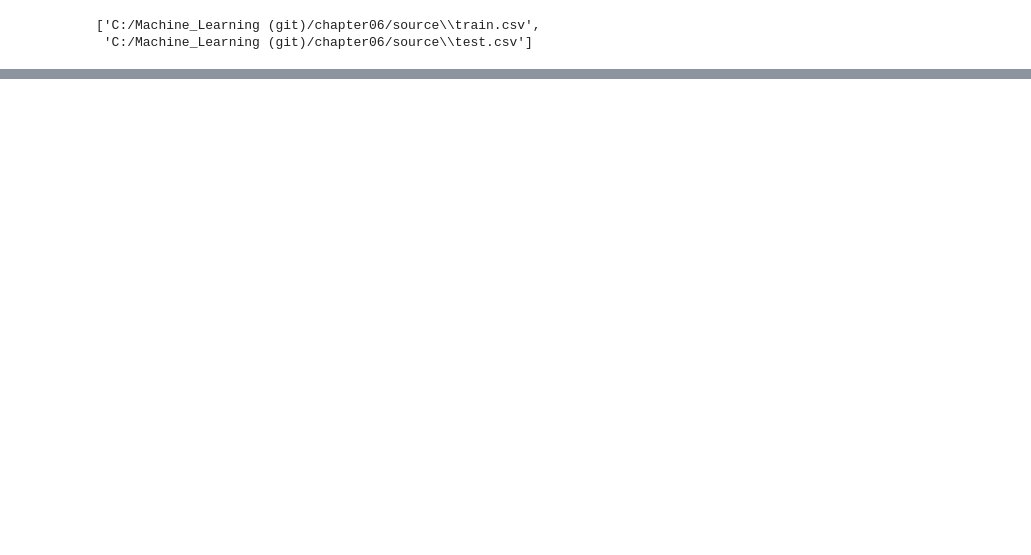
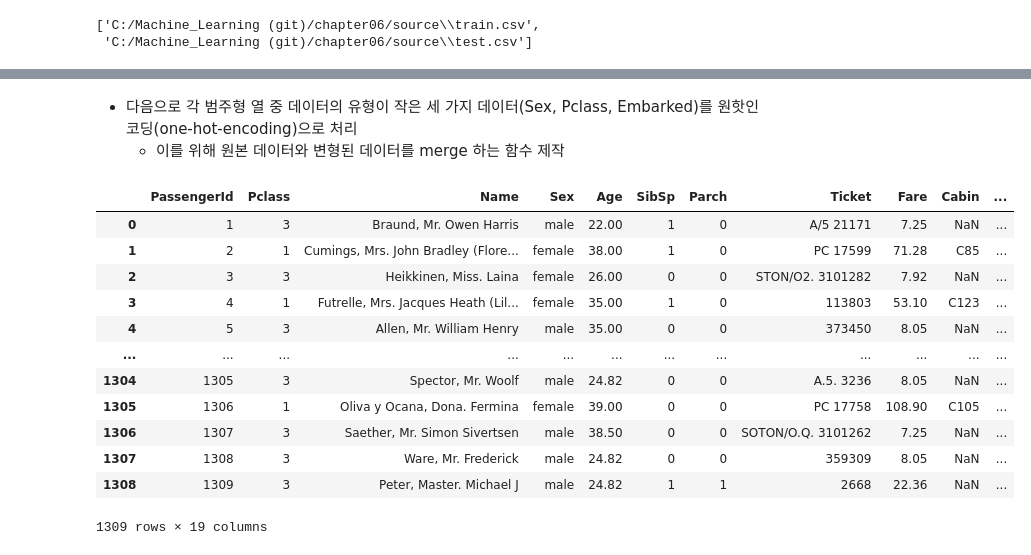
Before and after one commit to Egoty62/Machine_Learning, a Jupyter notebook: chapter06/chapter06_03.ipynb, the cells around one changed output, grey strips where cells are left out. Saved outputs shown, nothing was run; the diff lists cells and outputs as text; code cells hidden in the pictures; blank space fills up the shorter version.

```diff
--- a/chapter06/chapter06_03.ipynb
+++ b/chapter06/chapter06_03.ipynb
@@ -37,0 +162,6 @@ data_files
+# %%
+df["Age"].fillna(
+    df.groupby("Pclass")["Age"].transform("mean"), inplace= True)
+# Pclass를 기준으로 Age열의 평균을 예측
+# transform 함수 사용
+df.isnull().sum() / len(df) * 100
@@ -37,0 +220,16 @@ data_files
+# %%
+object_columns = ["PassengerId", "Pclass", "Name", "Sex",
+                  "Ticket", "Cabin", "Embarked"]
+numeric_columns = ["Age", "SibSp", "Parch", "Fare"]
+
+for col_name in object_columns :
+    df[col_name] = df[col_name].astype(object)
+
+for col_name in numeric_columns :
+    df[col_name] = df[col_name].astype(float)
+
+df["Parch"] = df["Parch"].astype(int)
+df["SibSp"] = df["SibSp"].astype(int)
+# %% [markdown]
+- 다음으로 각 범주형 열 중 데이터의 유형이 작은 세 가지 데이터(Sex, Pclass, Embarked)를 원핫인코딩(one-hot-encoding)으로 처리
+    - 이를 위해 원본 데이터와 변형된 데이터를 merge 하는 함수 제작
@@ -37,0 +243,24 @@ data_files
+# %%
+# get_dummies를 활용하여 데이터의 원핫인코딩 벡터 생성 후 원본 데이터와 통합
+
+one_hot_df = merge_and_get(
+    df, pd.get_dummies(df['Sex'], prefix= "Sex"), on= None, index= True)
+one_hot_df = merge_and_get(
+    one_hot_df, pd.get_dummies(df['Pclass'], prefix= "Pclass"), on= None, index= True)
+one_hot_df = merge_and_get(
+    one_hot_df, pd.get_dummies(df['Embarked'], prefix= "Embarked"), on= None, index= True)
+one_hot_df
+# %% [output]
+|  | PassengerId | Pclass | Name | Sex | Age | SibSp | Parch | Ticket | Fare | Cabin | ... |
+| 0 | 1 | 3 | Braund, Mr. Owen Harris | male | 22.00 | 1 | 0 | A/5 21171 | 7.25 | NaN | ... |
+| 1 | 2 | 1 | Cumings, Mrs. John Bradley (Flore... | female | 38.00 | 1 | 0 | PC 17599 | 71.28 | C85 | ... |
+| 2 | 3 | 3 | Heikkinen, Miss. Laina | female | 26.00 | 0 | 0 | STON/O2. 3101282 | 7.92 | NaN | ... |
+| 3 | 4 | 1 | Futrelle, Mrs. Jacques Heath (Lil... | female | 35.00 | 1 | 0 | 113803 | 53.10 | C123 | ... |
+| 4 | 5 | 3 | Allen, Mr. William Henry | male | 35.00 | 0 | 0 | 373450 | 8.05 | NaN | ... |
+| ... | ... | ... | ... | ... | ... | ... | ... | ... | ... | ... | ... |
+| 1304 | 1305 | 3 | Spector, Mr. Woolf | male | 24.82 | 0 | 0 | A.5. 3236 | 8.05 | NaN | ... |
+| 1305 | 1306 | 1 | Oliva y Ocana, Dona. Fermina | female | 39.00 | 0 | 0 | PC 17758 | 108.90 | C105 | ... |
+| 1306 | 1307 | 3 | Saether, Mr. Simon Sivertsen | male | 38.50 | 0 | 0 | SOTON/O.Q. 3101262 | 7.25 | NaN | ... |
+| 1307 | 1308 | 3 | Ware, Mr. Frederick | male | 24.82 | 0 | 0 | 359309 | 8.05 | NaN | ... |
+| 1308 | 1309 | 3 | Peter, Master. Michael J | male | 24.82 | 1 | 1 | 2668 | 22.36 | NaN | ... |
+1309 rows × 19 columns
```
Also changed, not shown: parts of 35 cells of this notebook.
